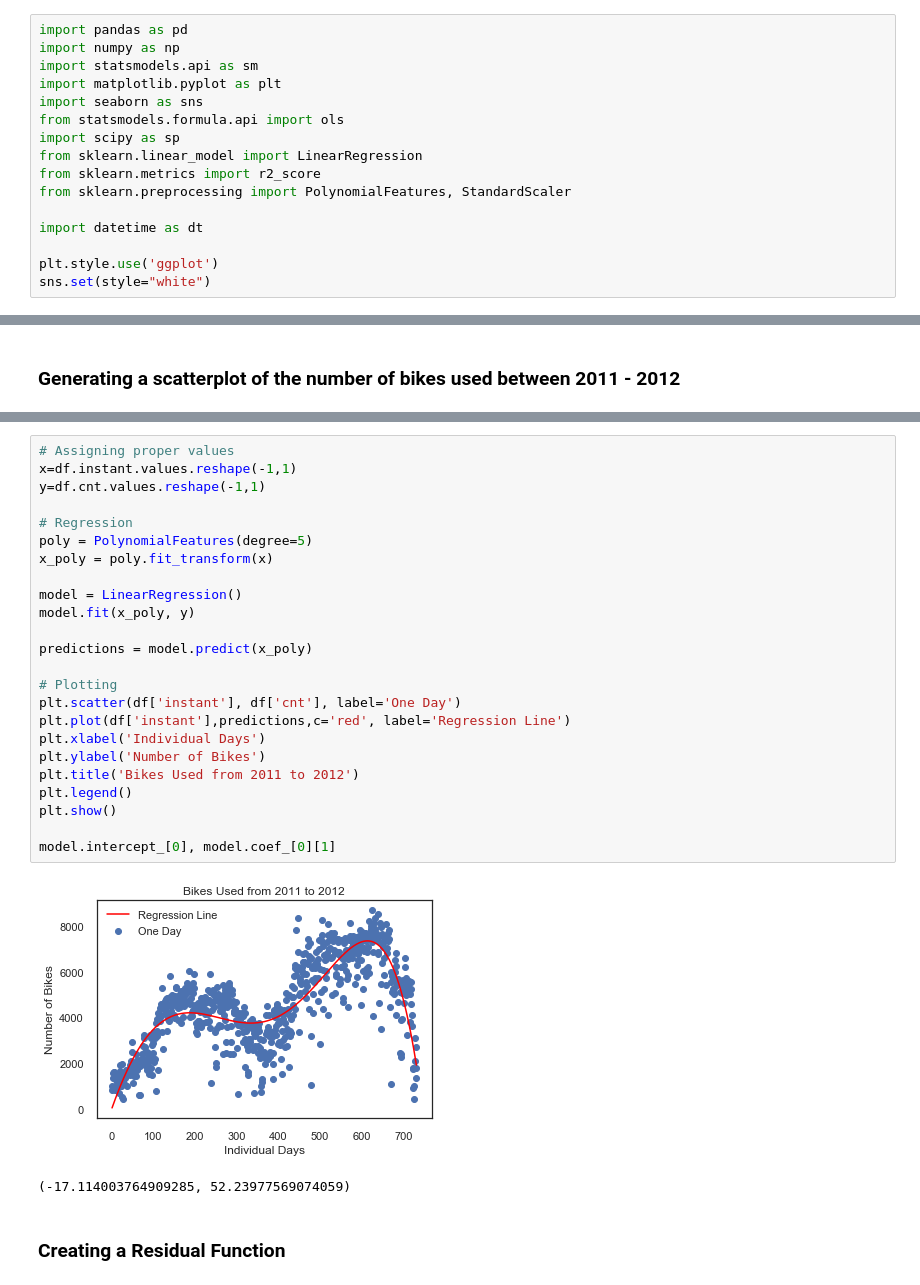
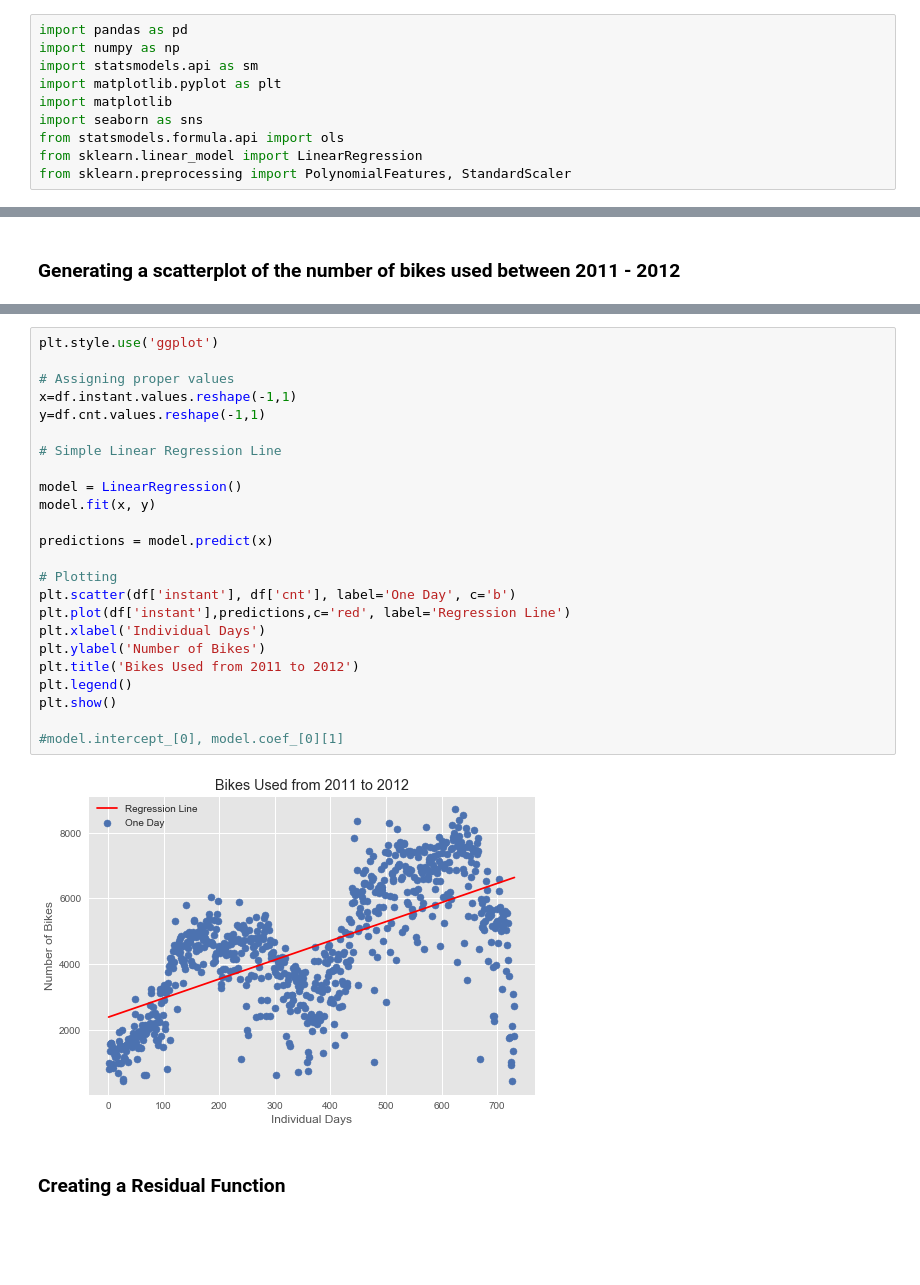
Before and after one commit to pauly51994/Bike_predictor, a Jupyter notebook: Bike-Sharing-Dataset/Regression Model.ipynb, the cells around one changed output, grey strips where cells are left out. Cells and saved outputs as stored; diff of their text form; blank space fills up the shorter version.

```diff
--- a/Bike-Sharing-Dataset/Regression Model.ipynb
+++ b/Bike-Sharing-Dataset/Regression Model.ipynb
@@ -5,16 +7,10 @@ import pandas as pd
 import numpy as np
 import statsmodels.api as sm
 import matplotlib.pyplot as plt
+import matplotlib
 import seaborn as sns
 from statsmodels.formula.api import ols
-import scipy as sp
 from sklearn.linear_model import LinearRegression
-from sklearn.metrics import r2_score
 from sklearn.preprocessing import PolynomialFeatures, StandardScaler
-
-import datetime as dt
-
-plt.style.use('ggplot')
-sns.set(style="white")
 # %% [markdown]
 ### Reading in the formatted bike share data
@@ -38,30 +40,29 @@ plt.show()
 # %%
+plt.style.use('ggplot')
+
 # Assigning proper values
 x=df.instant.values.reshape(-1,1)
 y=df.cnt.values.reshape(-1,1)
 
-# Regression
-poly = PolynomialFeatures(degree=5)
-x_poly = poly.fit_transform(x)
+# Simple Linear Regression Line
 
 model = LinearRegression()
-model.fit(x_poly, y)
+model.fit(x, y)
 
-predictions = model.predict(x_poly)
+predictions = model.predict(x)
 
 # Plotting
-plt.scatter(df['instant'], df['cnt'], label='One Day')
+plt.scatter(df['instant'], df['cnt'], label='One Day', c='b')
 plt.plot(df['instant'],predictions,c='red', label='Regression Line')
 plt.xlabel('Individual Days')
 plt.ylabel('Number of Bikes')
 plt.title('Bikes Used from 2011 to 2012')
 plt.legend()
 plt.show()
 
-model.intercept_[0], model.coef_[0][1]
+#model.intercept_[0], model.coef_[0][1]
 # %% [output]
-[figure, old version]
+[figure, new version]
-(-17.114003764909285, 52.23977569074059)
 # %% [markdown]
 ### Creating a Residual Function
 # %%
```
Also changed, not shown: parts of 23 cells of this notebook, 1 other file.
